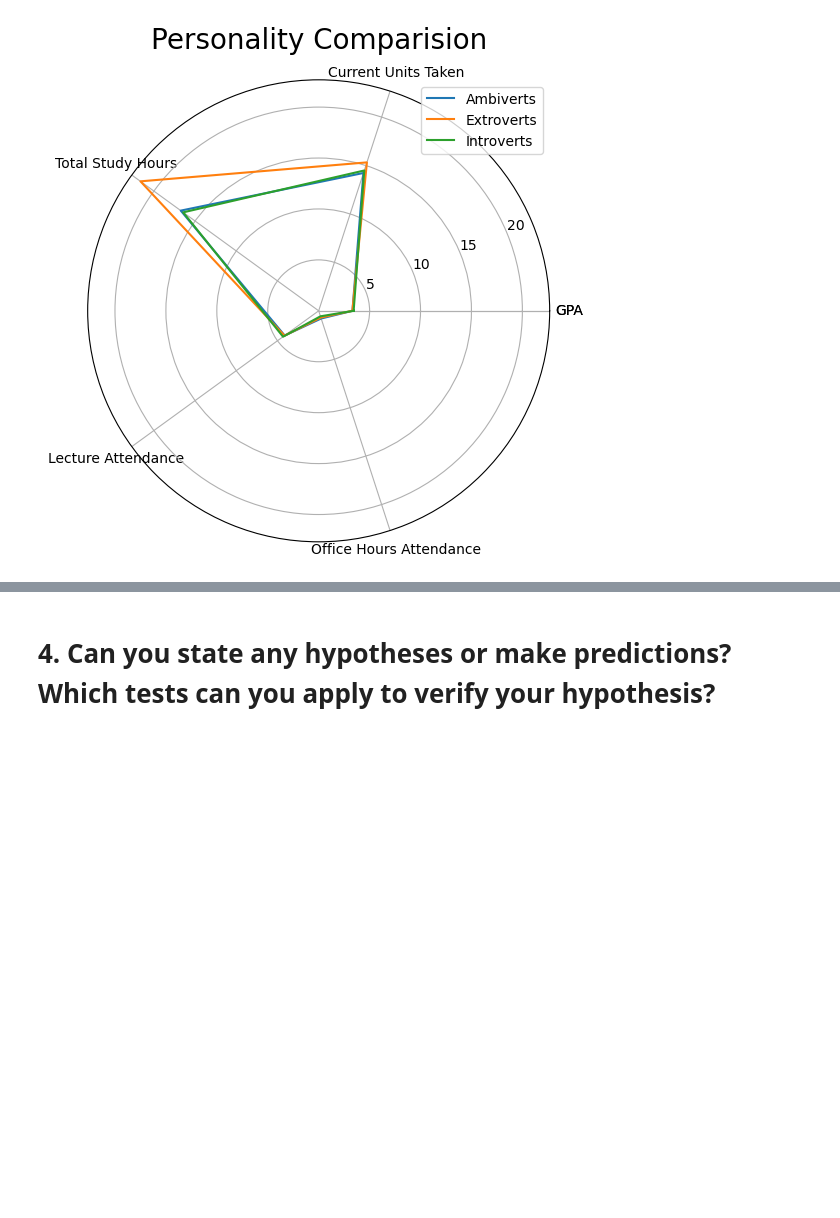
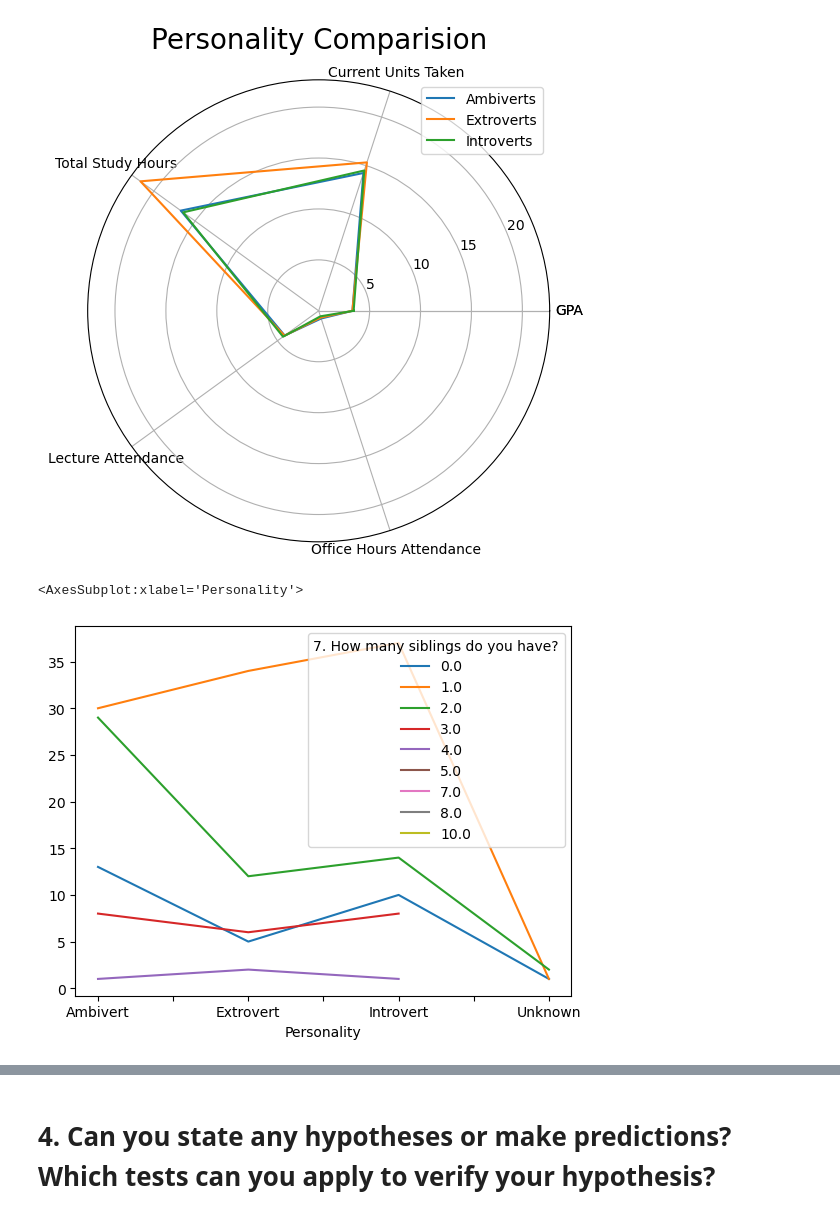
Before and after one commit to cho102/cs105_project, a Jupyter notebook: Mini-Project.ipynb, the cells around one changed output, grey strips where cells are left out. Drawn from its saved outputs; the diff is of its cells as text; code cells hidden in the pictures; blank space fills up the shorter version.

```diff
--- a/Mini-Project.ipynb
+++ b/Mini-Project.ipynb
@@ -182,3 +182,13 @@ plt.legend()
 plt.show()
 # %% [output]
 [figure]
+# %%
+#Mihika
+#correlation between whether or not a student is an only child and their personality trait.
+#q7,8,9
+df4 = df2.groupby(['Personality','7. How many siblings do you have?']).size()
+df4 = df4.unstack()
+df4.plot(kind="line")
+# %% [output]
+<AxesSubplot:xlabel='Personality'>
+[figure, added]
```
Also changed, not shown: parts of 2 cells of this notebook.
